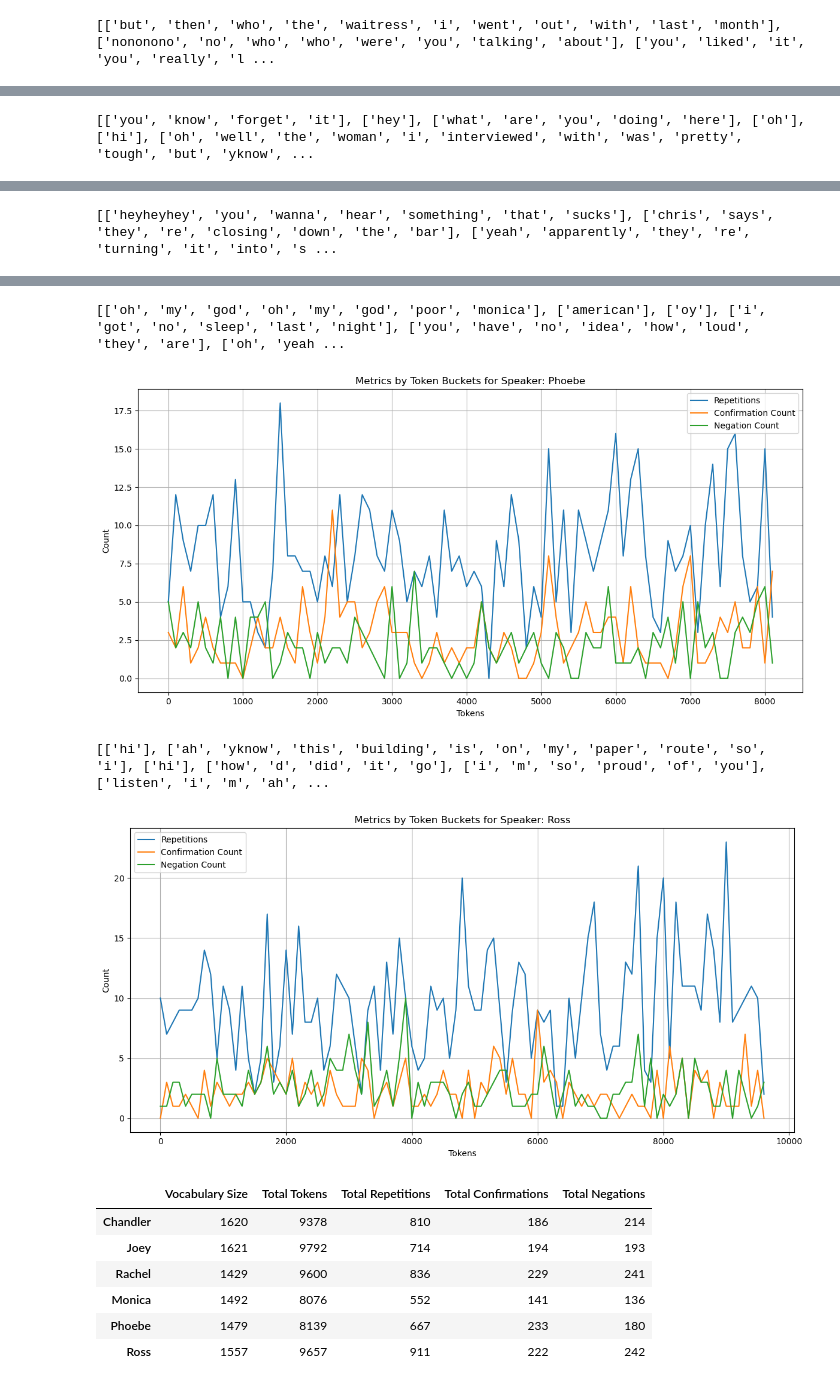
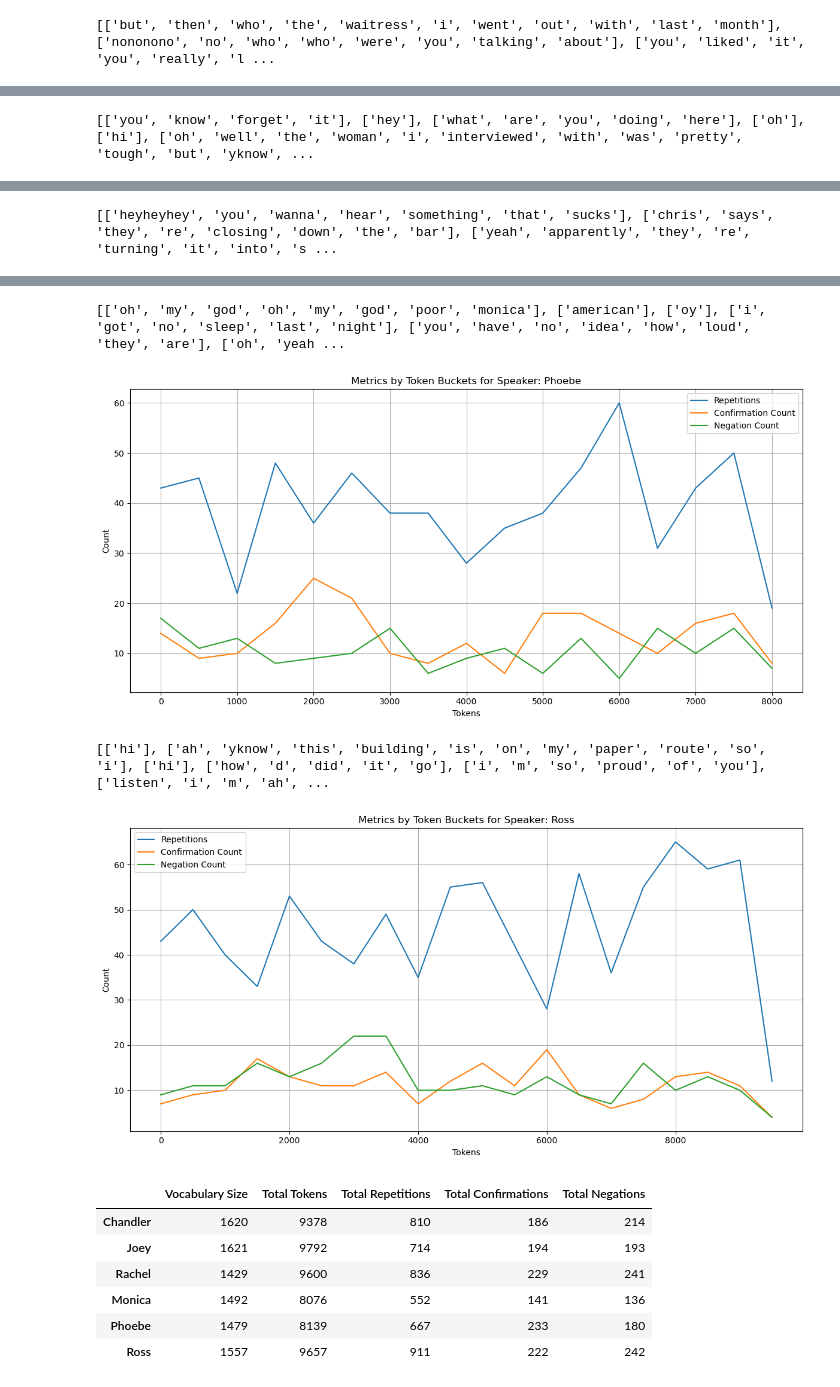
Before and after one commit to KristofferLund94/NLP_Personality_Analysis, a Jupyter notebook: NLP_Personality_Analysis.ipynb, the cells around one changed output, grey strips where cells are left out. Saved outputs shown, nothing was run; the diff lists cells and outputs as text; code cells hidden in the pictures.

```diff
--- a/NLP_Personality_Analysis.ipynb
+++ b/NLP_Personality_Analysis.ipynb
@@ -56,7 +56,7 @@ def calculate_row_metrics(speaker_df):
     print(all_tokens)
     return speaker_df
 
-def calculate_bucket_metrics(speaker_df, bucket_size=100):
+def calculate_bucket_metrics(speaker_df, bucket_size=500):
     # Cumulative token counter
     cumulative_tokens = 0
     bucket_metrics = {
@@ -178,7 +178,7 @@ df_metrics = pd.DataFrame(all_metrics).T
 [['oh', 'my', 'god', 'oh', 'my', 'god', 'poor', 'monica'], ['american'], ['oy'], ['i', 'got', 'no', 'sleep', 'last', 'night'], ['you', 'have', 'no', 'idea', 'how', 'loud', 'they', 'are'], ['oh', 'yeah ...
-[figure, old version]
+[figure, new version]
 [['hi'], ['ah', 'yknow', 'this', 'building', 'is', 'on', 'my', 'paper', 'route', 'so', 'i'], ['hi'], ['how', 'd', 'did', 'it', 'go'], ['i', 'm', 'so', 'proud', 'of', 'you'], ['listen', 'i', 'm', 'ah', ...
-[figure, old version]
+[figure, new version]
 # %%
 df_metrics
 # %% [output]
```
Also changed, not shown: parts of 1 cell of this notebook, 1 other file.
